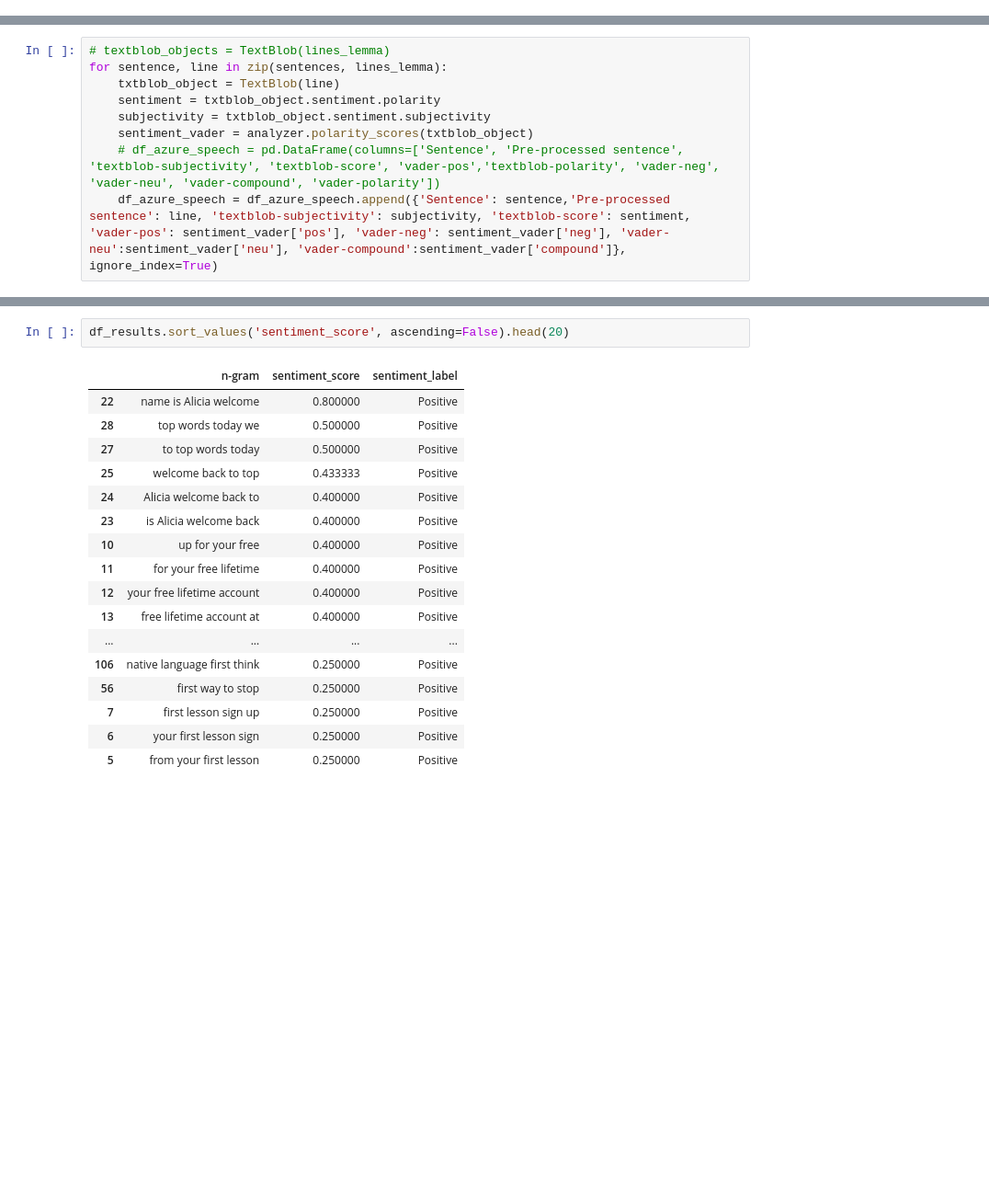
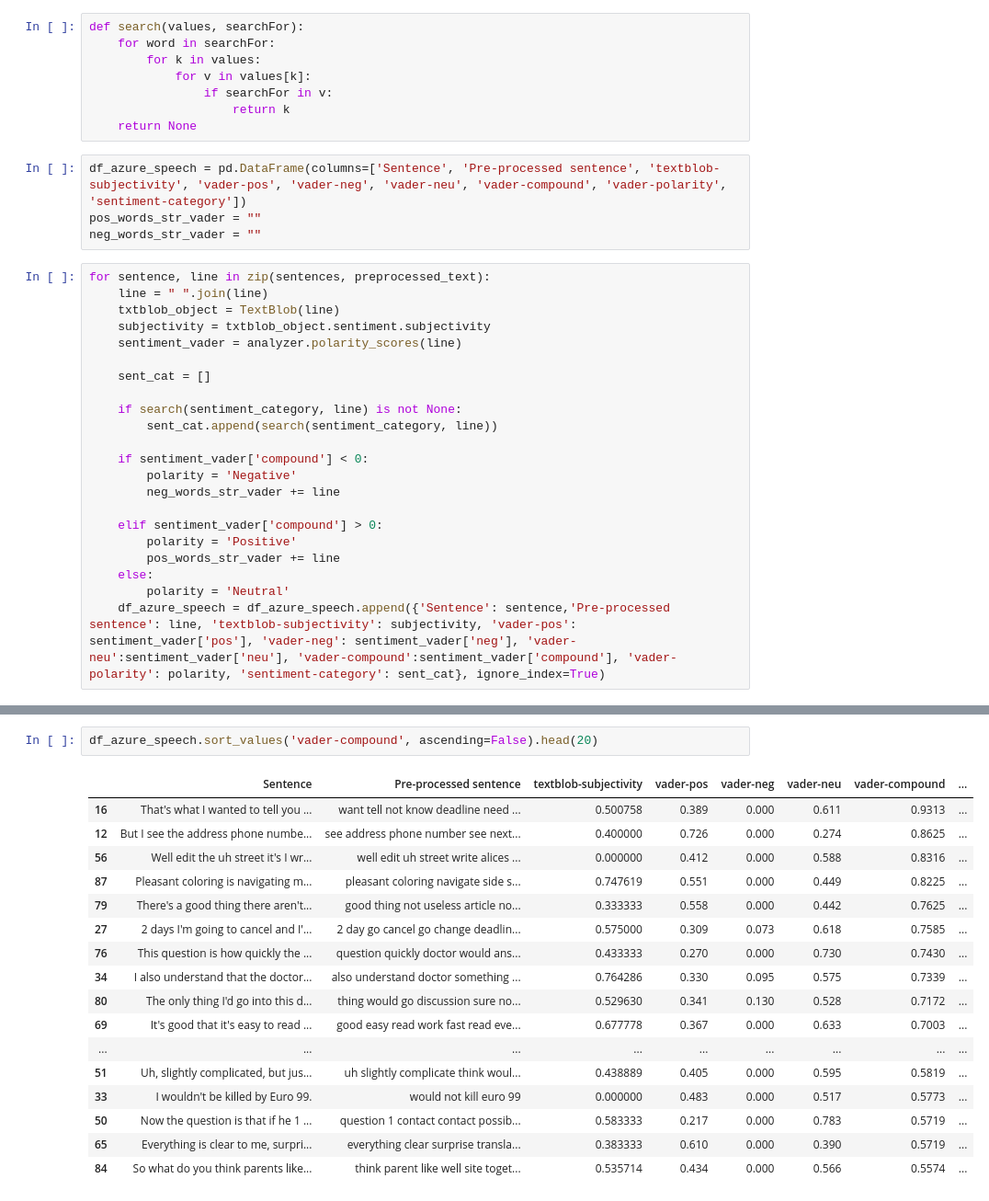
Before and after one commit to luc-rap/Analyza-sentimentu-VADER, a Jupyter notebook: textblob.ipynb, the cells around one changed output, grey strips where cells are left out. Shown: that part at 92% size. Cells and saved outputs as stored; diff of their text form; blank space fills up the shorter version.

```diff
--- a/textblob.ipynb
+++ b/textblob.ipynb
@@ -212,0 +274,34 @@ print(test_sentence_)
+# %%
+def search(values, searchFor):
+    for word in searchFor:
+        for k in values:
+            for v in values[k]:
+                if searchFor in v:
+                    return k
+    return None
+# %%
+df_azure_speech = pd.DataFrame(columns=['Sentence', 'Pre-processed sentence', 'textblob-subjectivity', 'vader-pos', 'vader-neg', 'vader-neu', 'vader-compound', 'vader-polarity', 'sentiment-category'])
+pos_words_str_vader = ""
+neg_words_str_vader = ""
+# %%
+for sentence, line in zip(sentences, preprocessed_text):
+    line = " ".join(line)
+    txtblob_object = TextBlob(line)
+    subjectivity = txtblob_object.sentiment.subjectivity
+    sentiment_vader = analyzer.polarity_scores(line)
+
+    sent_cat = []
+
+    if search(sentiment_category, line) is not None:
+        sent_cat.append(search(sentiment_category, line))
+
+    if sentiment_vader['compound'] < 0:
+        polarity = 'Negative'
+        neg_words_str_vader += line
+
+    elif sentiment_vader['compound'] > 0:
+        polarity = 'Positive'
+        pos_words_str_vader += line
+    else:
+        polarity = 'Neutral'
+    df_azure_speech = df_azure_speech.append({'Sentence': sentence,'Pre-processed sentence': line, 'textblob-subjectivity': subjectivity, 'vader-pos': sentiment_vader['pos'], 'vader-neg': sentiment_vader['neg'], 'vader-neu':sentiment_vader['neu'], 'vader-compound':sentiment_vader['compound'], 'vader-polarity': polarity, 'sentiment-category': sent_cat}, ignore_index=True)
@@ -323,9 +382,0 @@ analyzer = SentimentIntensityAnalyzer()
-# %%
-# textblob_objects = TextBlob(lines_lemma)
-for sentence, line in zip(sentences, lines_lemma):
-    txtblob_object = TextBlob(line)
-    sentiment = txtblob_object.sentiment.polarity
-    subjectivity = txtblob_object.sentiment.subjectivity
-    sentiment_vader = analyzer.polarity_scores(txtblob_object)
-    # df_azure_speech = pd.DataFrame(columns=['Sentence', 'Pre-processed sentence', 'textblob-subjectivity', 'textblob-score', 'vader-pos','textblob-polarity', 'vader-neg', 'vader-neu', 'vader-compound', 'vader-polarity'])
-    df_azure_speech = df_azure_speech.append({'Sentence': sentence,'Pre-processed sentence': line, 'textblob-subjectivity': subjectivity, 'textblob-score': sentiment, 'vader-pos': sentiment_vader['pos'], 'vader-neg': sentiment_vader['neg'], 'vader-neu':sentiment_vader['neu'], 'vader-compound':sentiment_vader['compound']}, ignore_index=True)
@@ -550,20 +423,20 @@ df_results.sort_values('sentiment_score').head(20)
 # %%
-df_results.sort_values('sentiment_score', ascending=False).head(20)
+df_azure_speech.sort_values('vader-compound', ascending=False).head(20)
 # %% [output]
-|  | n-gram | sentiment_score | sentiment_label |
-| 22 | name is Alicia welcome | 0.800000 | Positive |
-| 28 | top words today we | 0.500000 | Positive |
-| 27 | to top words today | 0.500000 | Positive |
-| 25 | welcome back to top | 0.433333 | Positive |
-| 24 | Alicia welcome back to | 0.400000 | Positive |
-| 23 | is Alicia welcome back | 0.400000 | Positive |
-| 10 | up for your free | 0.400000 | Positive |
-| 11 | for your free lifetime | 0.400000 | Positive |
-| 12 | your free lifetime account | 0.400000 | Positive |
-| 13 | free lifetime account at | 0.400000 | Positive |
-| ... | ... | ... | ... |
-| 106 | native language first think | 0.250000 | Positive |
-| 56 | first way to stop | 0.250000 | Positive |
-| 7 | first lesson sign up | 0.250000 | Positive |
-| 6 | your first lesson sign | 0.250000 | Positive |
-| 5 | from your first lesson | 0.250000 | Positive |
+|  | Sentence | Pre-processed sentence | textblob-subjectivity | vader-pos | vader-neg | vader-neu | vader-compound | ... |
+| 16 | That's what I wanted to tell you ... | want tell not know deadline need ... | 0.500758 | 0.389 | 0.000 | 0.611 | 0.9313 | ... |
+| 12 | But I see the address phone numbe... | see address phone number see next... | 0.400000 | 0.726 | 0.000 | 0.274 | 0.8625 | ... |
+| 56 | Well edit the uh street it's I wr... | well edit uh street write alices ... | 0.000000 | 0.412 | 0.000 | 0.588 | 0.8316 | ... |
+| 87 | Pleasant coloring is navigating m... | pleasant coloring navigate side s... | 0.747619 | 0.551 | 0.000 | 0.449 | 0.8225 | ... |
+| 79 | There's a good thing there aren't... | good thing not useless article no... | 0.333333 | 0.558 | 0.000 | 0.442 | 0.7625 | ... |
+| 27 | 2 days I'm going to cancel and I'... | 2 day go cancel go change deadlin... | 0.575000 | 0.309 | 0.073 | 0.618 | 0.7585 | ... |
+| 76 | This question is how quickly the ... | question quickly doctor would ans... | 0.433333 | 0.270 | 0.000 | 0.730 | 0.7430 | ... |
+| 34 | I also understand that the doctor... | also understand doctor something ... | 0.764286 | 0.330 | 0.095 | 0.575 | 0.7339 | ... |
+| 80 | The only thing I'd go into this d... | thing would go discussion sure no... | 0.529630 | 0.341 | 0.130 | 0.528 | 0.7172 | ... |
+| 69 | It's good that it's easy to read ... | good easy read work fast read eve... | 0.677778 | 0.367 | 0.000 | 0.633 | 0.7003 | ... |
+| ... | ... | ... | ... | ... | ... | ... | ... | ... |
+| 51 | Uh, slightly complicated, but jus... | uh slightly complicate think woul... | 0.438889 | 0.405 | 0.000 | 0.595 | 0.5819 | ... |
+| 33 | I wouldn't be killed by Euro 99. | would not kill euro 99 | 0.000000 | 0.483 | 0.000 | 0.517 | 0.5773 | ... |
+| 50 | Now the question is that if he 1 ... | question 1 contact contact possib... | 0.583333 | 0.217 | 0.000 | 0.783 | 0.5719 | ... |
+| 65 | Everything is clear to me, surpri... | everything clear surprise transla... | 0.383333 | 0.610 | 0.000 | 0.390 | 0.5719 | ... |
+| 84 | So what do you think parents like... | think parent like well site toget... | 0.535714 | 0.434 | 0.000 | 0.566 | 0.5574 | ... |
```
Also changed, not shown: parts of 88 cells of this notebook, 1 other file.
